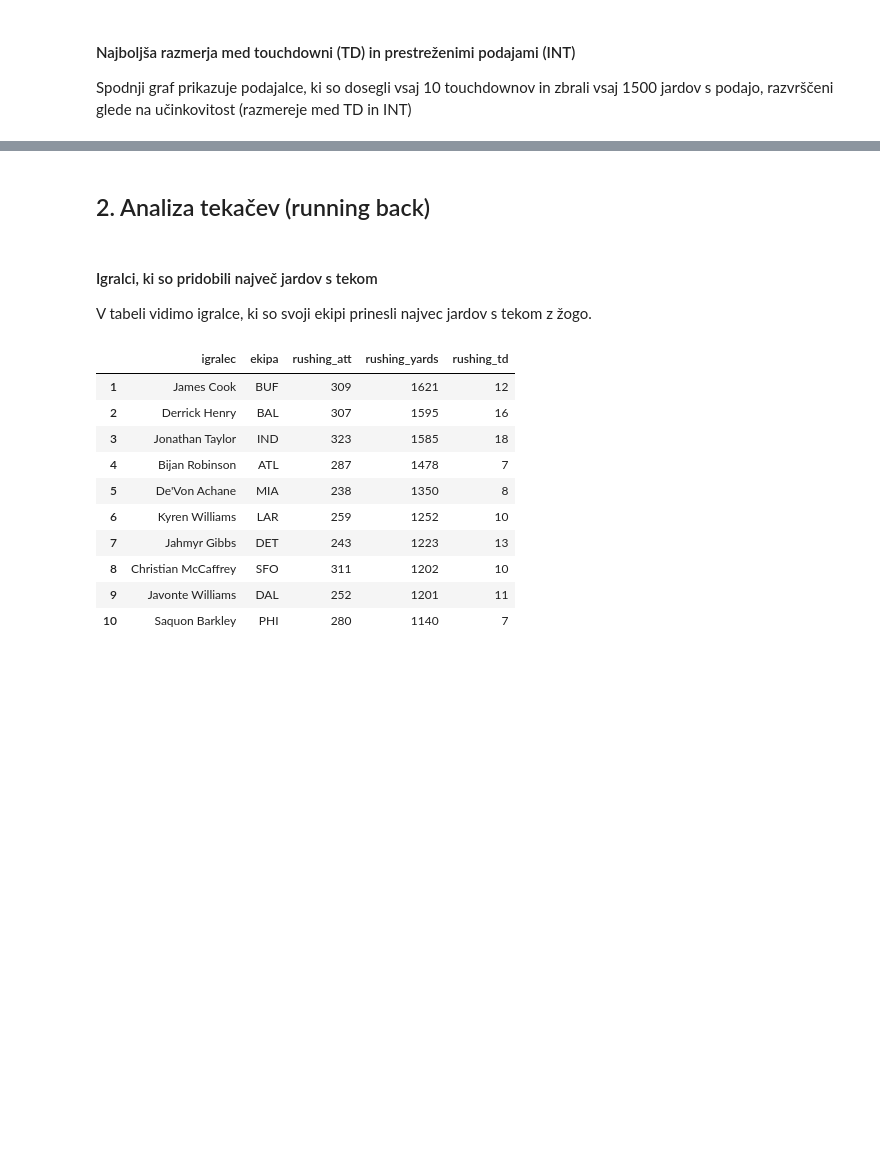
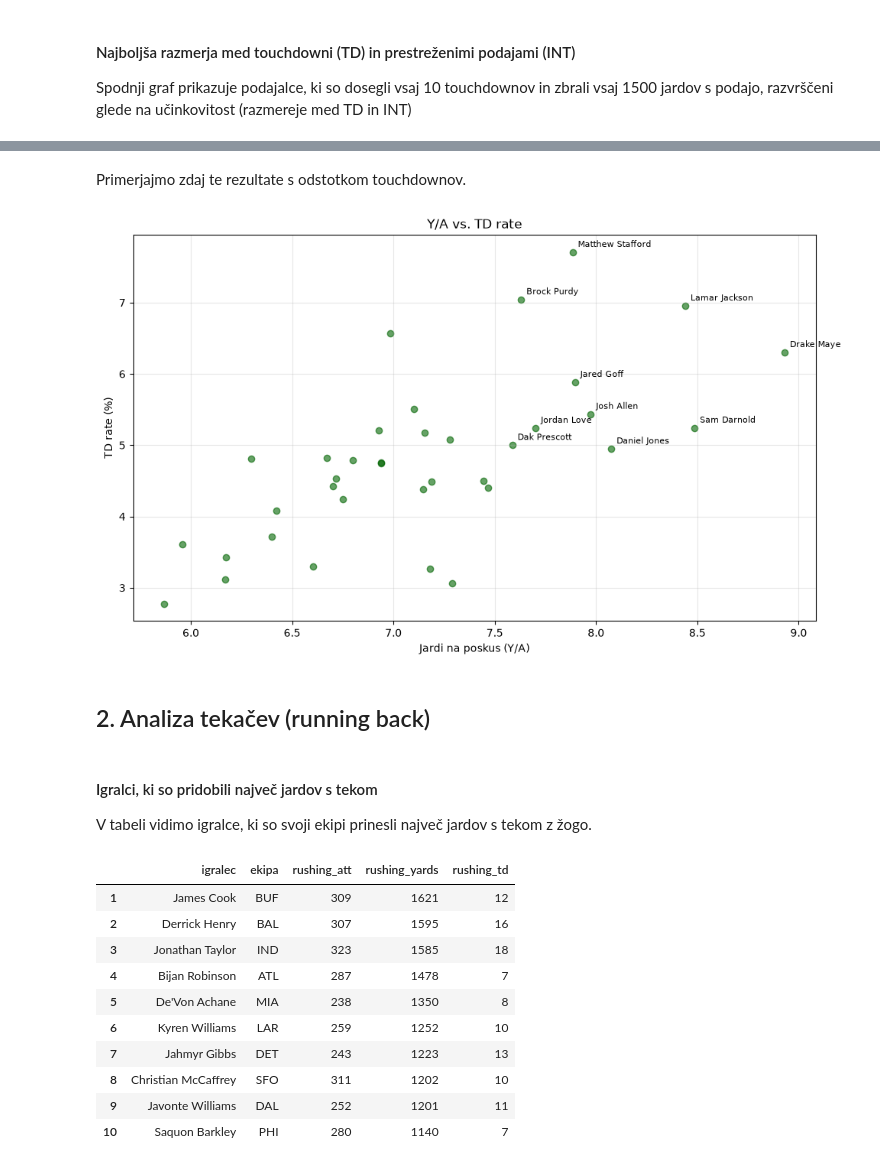
Before and after one commit to tiborprosen/UVP_projektna, a Jupyter notebook: analiza.ipynb, the cells around one changed output, grey strips where cells are left out. Drawn from its saved outputs; the diff is of its cells as text; code cells hidden in the pictures; blank space fills up the shorter version.

```diff
--- a/analiza.ipynb
+++ b/analiza.ipynb
@@ -134,0 +91,9 @@ rezultat_ya[["igralec", "ekipa", "procent_točnih", "jardi_na_podajo", "passing_
+# %%
+qbji = df[df["passing_att"] >= 200].copy()  # filter, da izlocimo rezervne QB-je z majhnim vzorcem
+qbji["yards_per_att"] = qbji["passing_yards"] / qbji["passing_att"]
+
+top_yA = qbji.sort_values("yards_per_att", ascending=False).head(10)
+top_yA = top_yA.reset_index(drop=True)
+top_yA.index = top_yA.index + 1
+
+display(top_yA[["igralec", "ekipa", "passing_att", "passing_yards", "passing_td", "yards_per_att"]])
@@ -135,6 +112,31 @@ rezultat_ya[["igralec", "ekipa", "procent_točnih", "jardi_na_podajo", "passing_
+# %% [markdown]
+Primerjajmo zdaj te rezultate s odstotkom touchdownov.
+# %%
+qbji["td_rate"] = qbji["passing_td"] / qbji["passing_att"] * 100
+
+korelacija = qbji["yards_per_att"].corr(qbji["td_rate"])
+
+plt.figure(figsize=(10, 6))
+plt.scatter(qbji["yards_per_att"], qbji["td_rate"], alpha=0.6, color="darkgreen")
+
+for _, vrstica in top_yA.iterrows():
+    plt.annotate(
+        vrstica["igralec"],
+        (vrstica["yards_per_att"], vrstica["passing_td"] / vrstica["passing_att"] * 100),
+        textcoords="offset points", xytext=(5, 5), fontsize=8
+    )
+
+plt.xlabel("Jardi na poskus (Y/A)")
+plt.ylabel("TD rate (%)")
+plt.title(f"Y/A vs. TD rate")
+plt.grid(True, alpha=0.3)
+plt.tight_layout()
+plt.show()
+# %% [output]
+[figure, added]
 # %% [markdown]
 ## 2. Analiza tekačev (running back)
 # %% [markdown]
 #### Igralci, ki so pridobili največ jardov s tekom
-V tabeli vidimo igralce, ki so svoji ekipi prinesli najvec jardov s tekom z žogo.
+V tabeli vidimo igralce, ki so svoji ekipi prinesli največ jardov s tekom z žogo.
 # %%
```
Also changed, not shown: parts of 34 cells of this notebook.
